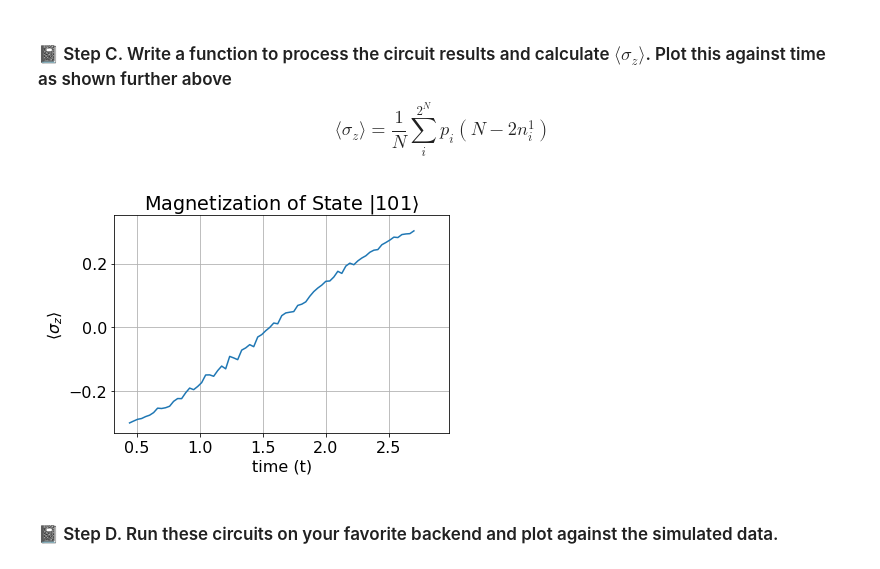
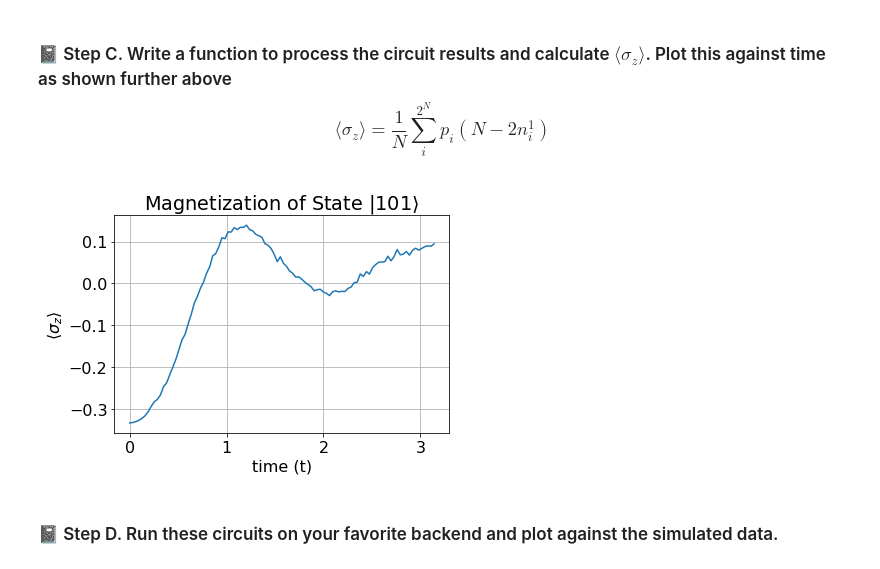
Before and after one commit to MRVallee/QuantumComputng, a Jupyter notebook: Lab-2_Quantum-Simulation.ipynb, the cells around one changed output. Saved outputs shown, nothing was run; the diff lists cells and outputs as text; code cells hidden in the pictures.

```diff
--- a/Lab-2_Quantum-Simulation.ipynb
+++ b/Lab-2_Quantum-Simulation.ipynb
@@ -369,11 +380,11 @@ def U_circuit(q, q_list, t, J, g, m):
     # number of Trotter Steps
     for j in range (0, m):
         for i in range(0, q - 1):
-            circuit.rzz(theta_1, i, i + 1)
-            circuit.rx(theta_2, i)
+            circuit.rzz(theta_1 * 2, i, i + 1)
+            circuit.rx(theta_2 * 2, i)
 
         #final x gate needs to be added after loop
-        circuit.rx(theta_2, q - 1)
+        circuit.rx(theta_2 * 2, q - 1)
 
         #return circuit object
     return circuit
@@ -519,42 +530,45 @@ counts = np.empty(800)
 #define array for holding magnetization values
 mags = np.empty(100)
 
-#Loop over circuit for 1 Trotter Step
+#Loop over circuit for 10 Trotter Steps
 for i in range(0, 100):
-    qc = U_circuit(3, [1,0,1], ts[i], 1, 1, 1)
+    qc = U_circuit(3, [1,0,1], ts[i], 1, 1, 10)
     circuit = qc.compose(measure_ZZZ)
 
     output = sim.run(circuit, shots=shots)
     sim_results = output.result()
     sim_counts = sim_results.get_counts(circuit)
     #I am storing all counts for every run in the same array, but each permutation
     # of the state has its own value for mod(8) of the index
     counts[8*i] = sim_counts.get('000')
     counts[8*i + 1] = sim_counts.get('001')
     counts[8*i + 2] = sim_counts.get('010')
     counts[8*i + 3] = sim_counts.get('011')
     counts[8*i + 4] = sim_counts.get('100')
     counts[8*i + 5] = sim_counts.get('101')
     counts[8*i + 6] = sim_counts.get('110')
     counts[8*i + 7] = sim_counts.get('111')
 
+    #This finds all nan values in counts and replaces them with 0.  np.isnan() creates a bollean array with true at every nan.
+    counts[np.isnan(counts)] = 0
+
     #Calculate Magnetization from these counts.
     # I will hard code this for 3 bits because it will make it
     # simpler for me to do in the context of this problem (already did that really with function call)
     # The formula for this is written above code, I am simplifying it before writing.
     mags[i] = (1/3) * (((counts[8*i] / shots) * 3) + ((counts[8*i + 1] / shots)) + ((counts[8*i + 2] / shots)) + ((counts[8*i + 3] / shots) * -1) + ((counts[8*i + 4] / shots)) + ((counts[8*i + 5] / shots) * -1) + ((counts[8*i + 6] / shots) * -1) + ((counts[8*i + 7] / shots) * -3))
 
 
 # Plot evolution of |101>
 plt.plot(ts, mags)
 plt.xlabel('time (t)')
 plt.ylabel(r'$\langle\sigma_z\rangle$')
 init_state = One^Zero^One
 plt.title(r'Magnetization of State $|${}$\rangle$'.format(list(init_state.primitive.keys())[0]))
 plt.grid()
 plt.show()
 # %% [output]
-[figure, old version]
+[figure, new version]
 # %% [markdown]
 <h3 style="font-size: 17px">&#128211; Step D. Run these circuits on your favorite backend and plot against the simulated data.
 # %%
```
Also changed, not shown: parts of 7 cells of this notebook.
